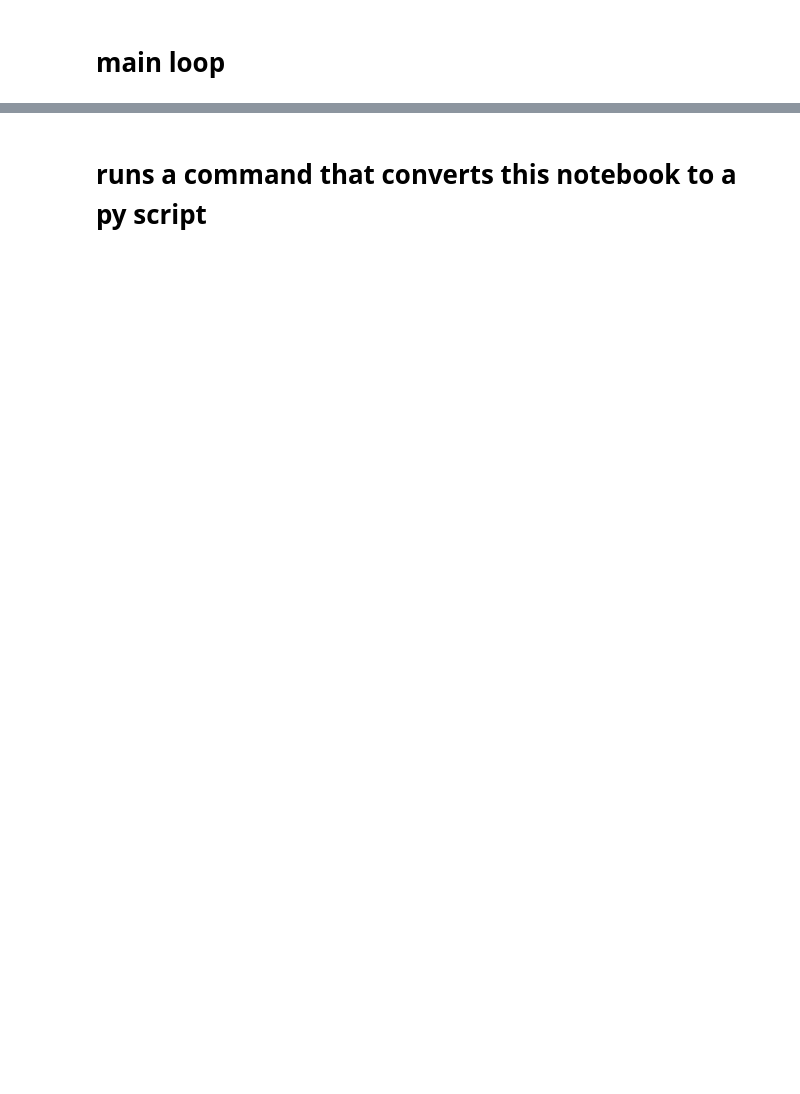
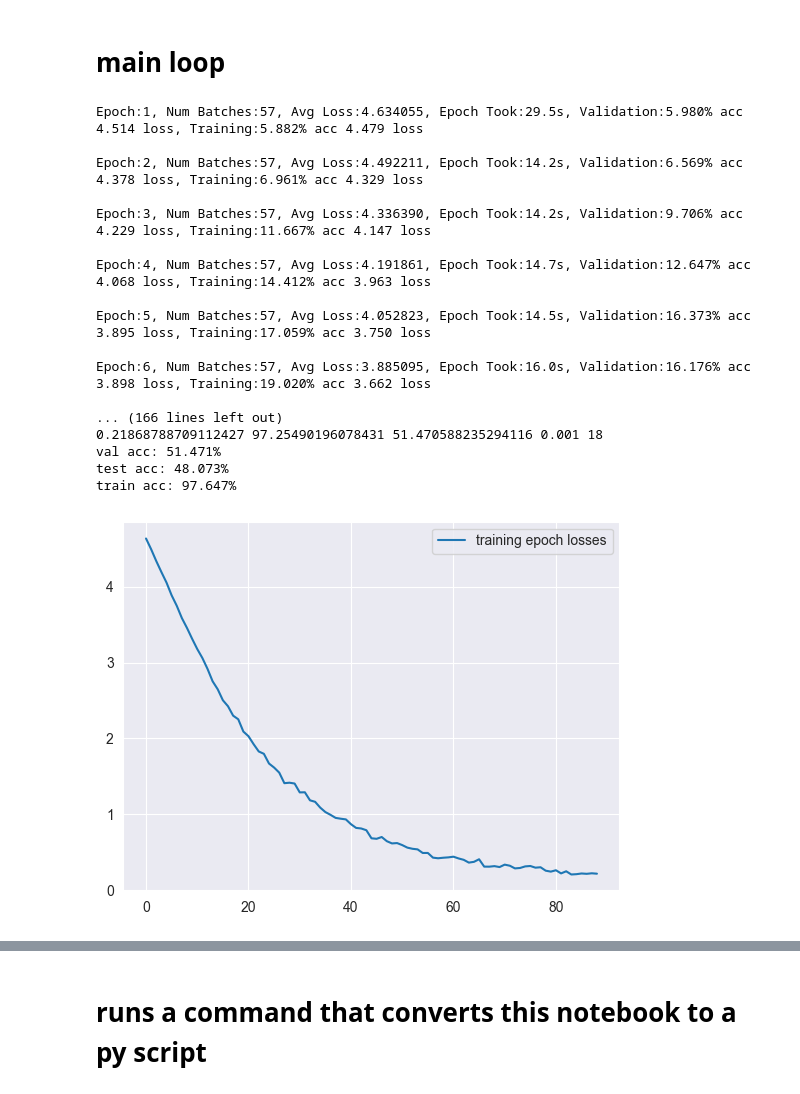
Before and after one commit to james-k0/flowers102, a Jupyter notebook: Classifier.ipynb, the cells around one changed output, grey strips where cells are left out. Cells and saved outputs as stored; diff of their text form; code cells hidden in the pictures; blank space fills up the shorter version.

```diff
--- a/Classifier.ipynb
+++ b/Classifier.ipynb
@@ -283,21 +318,58 @@ visualize_samples(testData)
 # main loop
 # %%
 if __name__ == '__main__':
-    BATCH_SIZE = 48
+    BATCH_SIZE = 18
     NUM_CLASSES = 102
-    LEARNING_RATE = 0.003   #0.006 works for 32
-    NUM_EPOCHS = 250
+    LEARNING_RATE = 0.001
+    NUM_EPOCHS = 300
 
-    train_dataloader = DataLoader(trainingData, batch_size=BATCH_SIZE, shuffle=True, num_workers=12, prefetch_factor=4,persistent_workers=True)
-    test_dataloader = DataLoader(testData, batch_size=BATCH_SIZE, shuffle=False, num_workers=4, prefetch_factor=2,persistent_workers=True)
-    val_dataloader = DataLoader(valData, batch_size=BATCH_SIZE, shuffle=False, num_workers=4,prefetch_factor=2,persistent_workers=True)
+    train_dataloader = DataLoader(trainingData, batch_size=BATCH_SIZE, shuffle=True, num_workers=6, prefetch_factor=4,persistent_workers=True)
+    test_dataloader = DataLoader(testData, batch_size=BATCH_SIZE, shuffle=False, num_workers=6, prefetch_factor=4,persistent_workers=True)
+    val_dataloader = DataLoader(valData, batch_size=BATCH_SIZE, shuffle=False, num_workers=6,prefetch_factor=4,persistent_workers=True)
+
+
+
+    # lrs = [0.00001,0.0001,0.001]
+    # batch = [10,20,40]
+    # epochs = 10
+    # for lr in lrs:
+    #     for bat in batch:
+    #         train_dataloader = DataLoader(trainingData, batch_size=bat, shuffle=True, num_workers=4, prefetch_factor=2,persistent_workers=True)
+    #         test_dataloader = DataLoader(testData, batch_size=bat, shuffle=False, num_workers=2, prefetch_factor=2,persistent_workers=True)
+    #         val_dataloader = DataLoader(valData, batch_size=bat, shuffle=False, num_workers=2,prefetch_factor=4,persistent_workers=True)
+    #         train(model=model,train_dataloader=train_dataloader,val_dataloader=val_dataloader,num_epochs=epochs,learning_rate=lr,device=device)
     #
+    # summary(model,input_size=(3,224,224))
+
+
     model = NeuralNet(NUM_CLASSES).to(device)
-    # summary(model,input_size=(3,224,224))
-    training_epoch_losses, val_acc_per, tra_acc_per = train(model=model,train_dataloader=train_dataloader, val_dataloader=val_dataloader, num_epochs=NUM_EPOCHS, learning_rate=LEARNING_RATE, device=device)
+    # lrs = [0.01,0.001,0.0001]
+    # for lr in lrs:
+    #     model = NeuralNet(NUM_CLASSES).to(device)
+    #     train(model=model,train_dataloader=train_dataloader,val_dataloader=val_dataloader,num_epochs=NUM_EPOCHS,learning_rate=lr,device=device)
     #
     #
+    training_epoch_losses, val_acc_per, tra_acc_per = train(model=model,train_dataloader=train_dataloader, val_dataloader=val_dataloader, num_epochs=NUM_EPOCHS, learning_rate=LEARNING_RATE, device=device)
+
     plot_array(training_epoch_losses,'training epoch losses')
     plot_array(val_acc_per,'validation accuracy per epoch')
     plot_array(tra_acc_per,'training accuracy per epoch')
-    all_eval(model=model,device=device,cost=torch.nn.CrossEntropyLoss())
+# %% [output]
+Epoch:1, Num Batches:57, Avg Loss:4.634055, Epoch Took:29.5s, Validation:5.980% acc 4.514 loss, Training:5.882% acc 4.479 loss
+
+Epoch:2, Num Batches:57, Avg Loss:4.492211, Epoch Took:14.2s, Validation:6.569% acc 4.378 loss, Training:6.961% acc 4.329 loss
+
+Epoch:3, Num Batches:57, Avg Loss:4.336390, Epoch Took:14.2s, Validation:9.706% acc 4.229 loss, Training:11.667% acc 4.147 loss
+
+Epoch:4, Num Batches:57, Avg Loss:4.191861, Epoch Took:14.7s, Validation:12.647% acc 4.068 loss, Training:14.412% acc 3.963 loss
+
+Epoch:5, Num Batches:57, Avg Loss:4.052823, Epoch Took:14.5s, Validation:16.373% acc 3.895 loss, Training:17.059% acc 3.750 loss
+
+Epoch:6, Num Batches:57, Avg Loss:3.885095, Epoch Took:16.0s, Validation:16.176% acc 3.898 loss, Training:19.020% acc 3.662 loss
+
+... (166 lines left out)
+0.21868788709112427 97.25490196078431 51.470588235294116 0.001 18
+val acc: 51.471%
+test acc: 48.073%
+train acc: 97.647%
+[figure, added]
```
Also changed, not shown: parts of 10 cells of this notebook, 3 other files.
